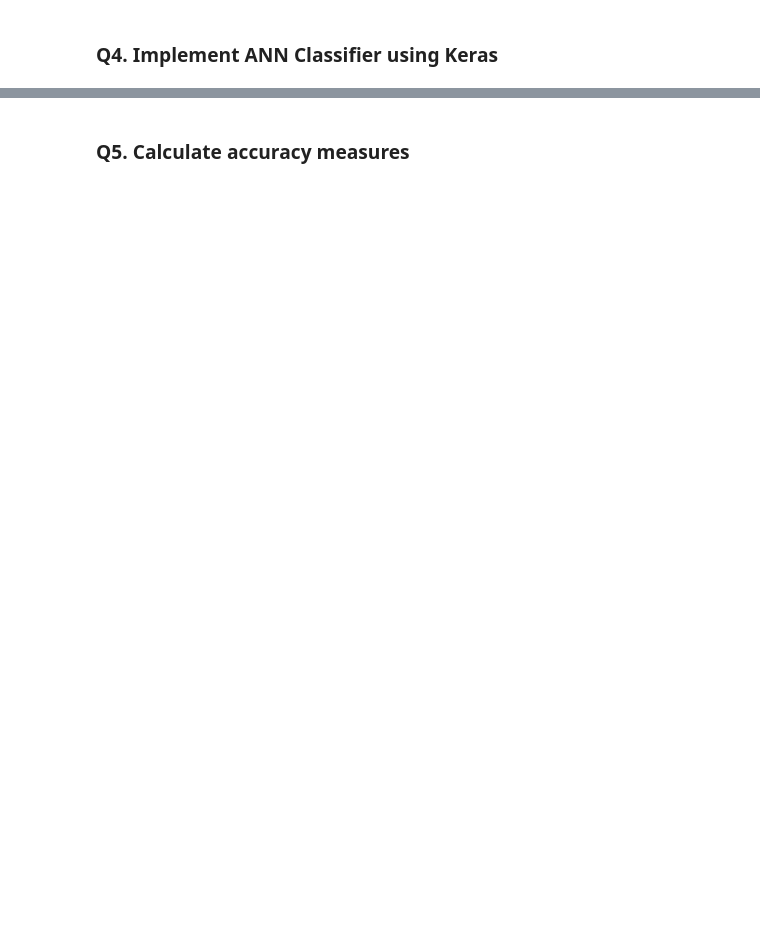
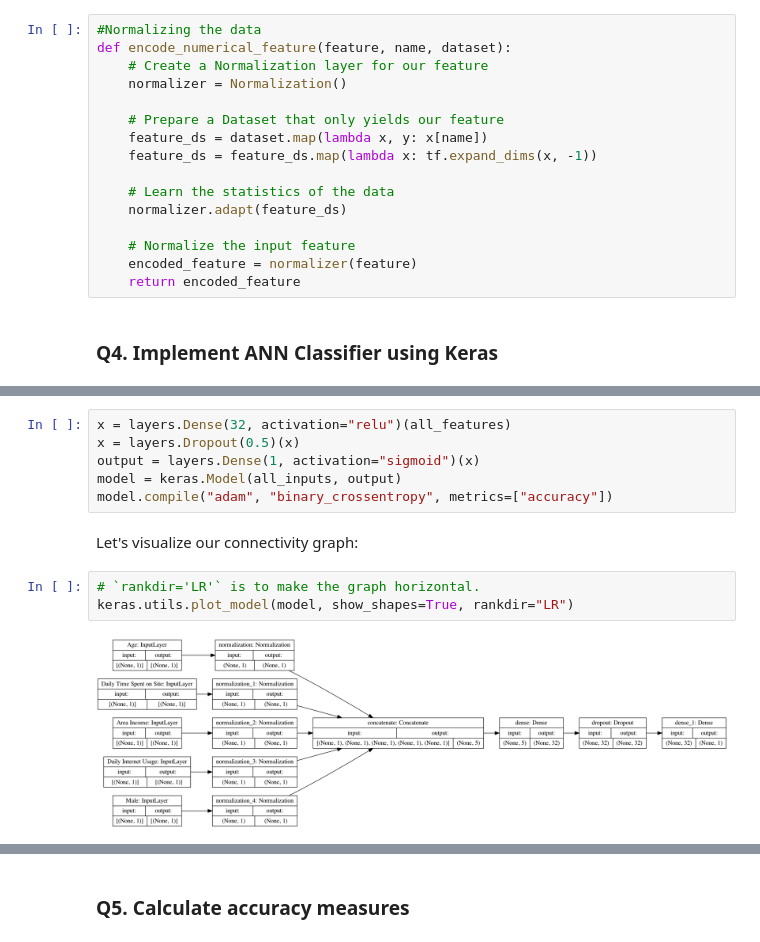
Before and after one commit to srradhakrishnan/BITS_ML_ASSIGNMENT_2, a Jupyter notebook: Assig2_Group_069_Q1_ANN.ipynb, the cells around one changed output, grey strips where cells are left out. Saved outputs shown, nothing was run; the diff lists cells and outputs as text; blank space fills up the shorter version.

Commit message:
Fixing the model

```diff
--- a/Assig2_Group_069_Q1_ANN.ipynb
+++ b/Assig2_Group_069_Q1_ANN.ipynb
@@ -241,2 +248,18 @@ Epoch 100/100
+# %%
+#Normalizing the data
+def encode_numerical_feature(feature, name, dataset):
+    # Create a Normalization layer for our feature
+    normalizer = Normalization()
+
+    # Prepare a Dataset that only yields our feature
+    feature_ds = dataset.map(lambda x, y: x[name])
+    feature_ds = feature_ds.map(lambda x: tf.expand_dims(x, -1))
+
+    # Learn the statistics of the data
+    normalizer.adapt(feature_ds)
+
+    # Normalize the input feature
+    encoded_feature = normalizer(feature)
+    return encoded_feature
 # %% [markdown]
 ### Q4. Implement ANN Classifier using Keras
@@ -252,0 +284,13 @@ for i in range(len(y_test)):
+# %%
+x = layers.Dense(32, activation="relu")(all_features)
+x = layers.Dropout(0.5)(x)
+output = layers.Dense(1, activation="sigmoid")(x)
+model = keras.Model(all_inputs, output)
+model.compile("adam", "binary_crossentropy", metrics=["accuracy"])
+# %% [markdown]
+Let's visualize our connectivity graph:
+# %%
+# `rankdir='LR'` is to make the graph horizontal.
+keras.utils.plot_model(model, show_shapes=True, rankdir="LR")
+# %% [output]
+[figure, added]
```
Also changed, not shown: parts of 52 cells of this notebook.
